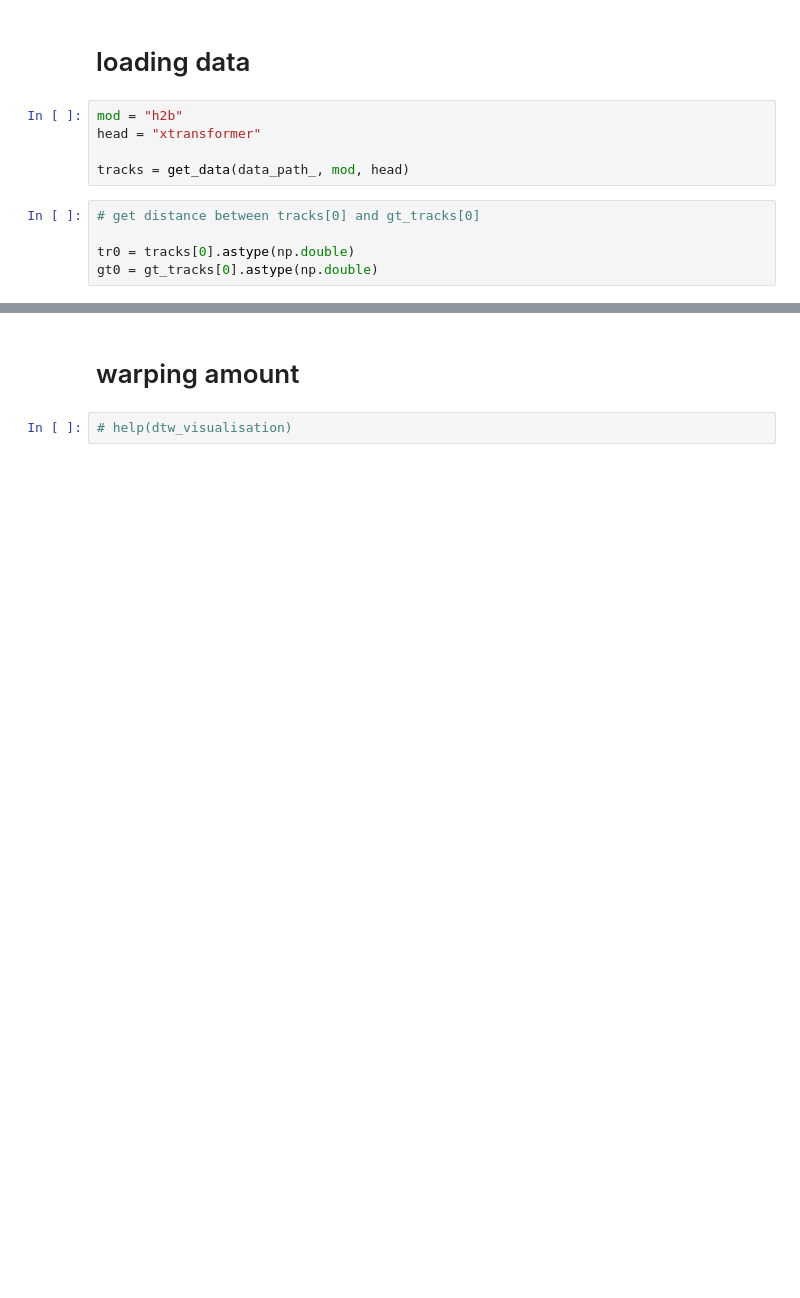
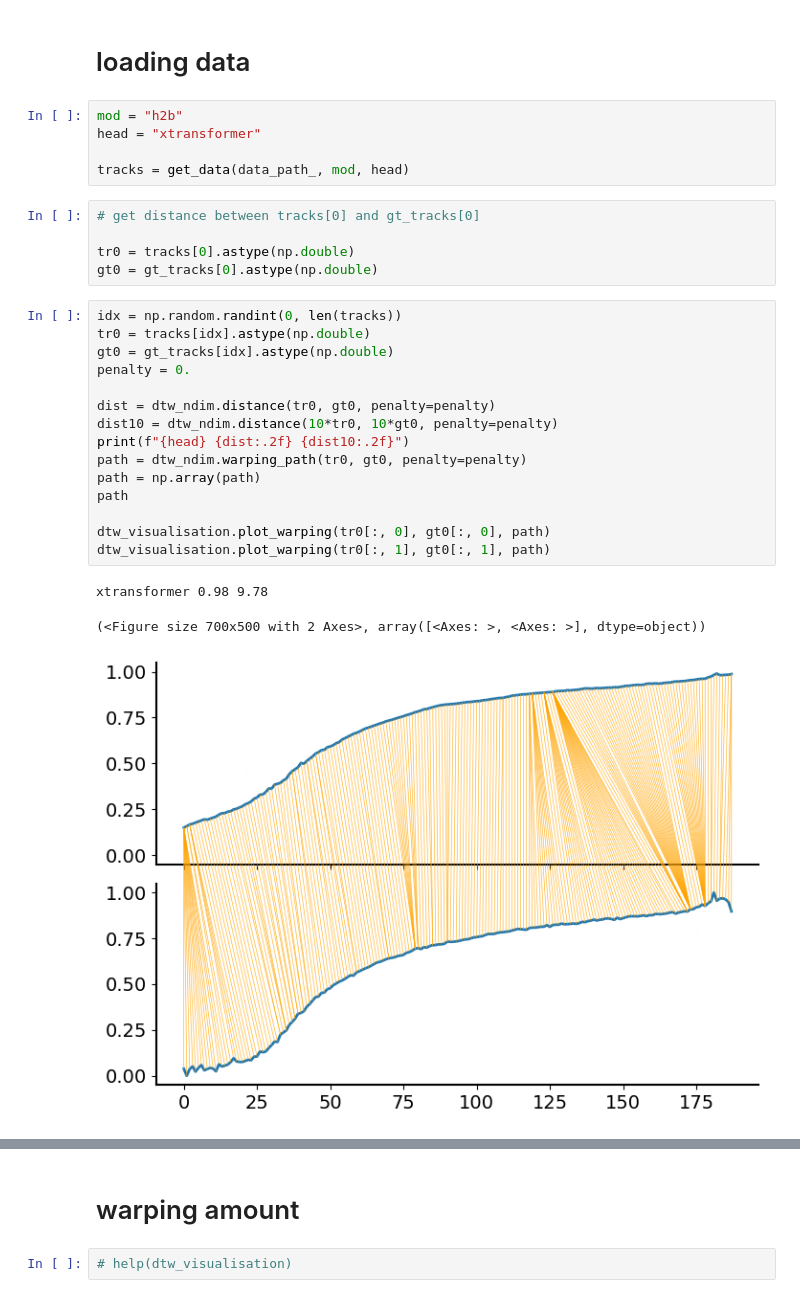
Before and after one commit to louisleger/cell-cycle, a Jupyter notebook: nb_result_analysis/dtw_distance.ipynb, the cells around one changed output, grey strips where cells are left out. Drawn from its saved outputs; the diff is of its cells as text; blank space fills up the shorter version.

```diff
--- a/nb_result_analysis/dtw_distance.ipynb
+++ b/nb_result_analysis/dtw_distance.ipynb
@@ -68,3 +66,22 @@ tracks = get_data(data_path_, mod, head)
 
 tr0 = tracks[0].astype(np.double)
 gt0 = gt_tracks[0].astype(np.double)
+# %%
+idx = np.random.randint(0, len(tracks))
+tr0 = tracks[idx].astype(np.double)
+gt0 = gt_tracks[idx].astype(np.double)
+penalty = 0.
+
+dist = dtw_ndim.distance(tr0, gt0, penalty=penalty)
+dist10 = dtw_ndim.distance(10*tr0, 10*gt0, penalty=penalty)
+print(f"{head} {dist:.2f} {dist10:.2f}")
+path = dtw_ndim.warping_path(tr0, gt0, penalty=penalty)
+path = np.array(path)
+path
+
+dtw_visualisation.plot_warping(tr0[:, 0], gt0[:, 0], path)
+dtw_visualisation.plot_warping(tr0[:, 1], gt0[:, 1], path)
+# %% [output]
+xtransformer 0.98 9.78
+(<Figure size 700x500 with 2 Axes>, array([<Axes: >, <Axes: >], dtype=object))
+[figure, added]
```
Also changed, not shown: parts of 17 cells of this notebook, 2 other files.
